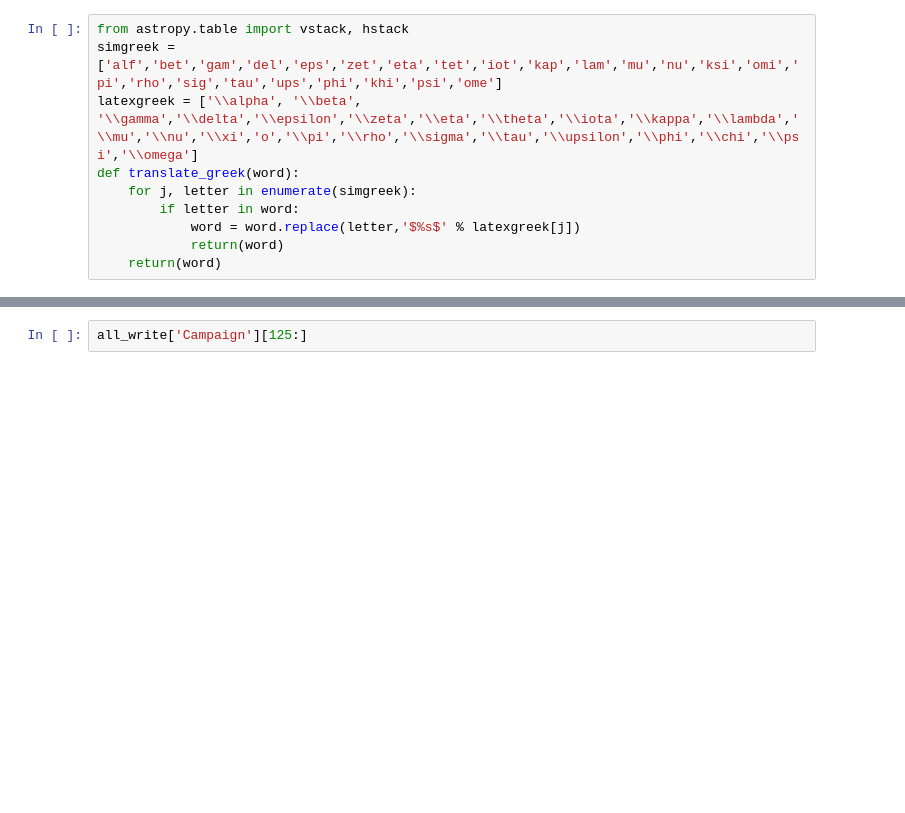
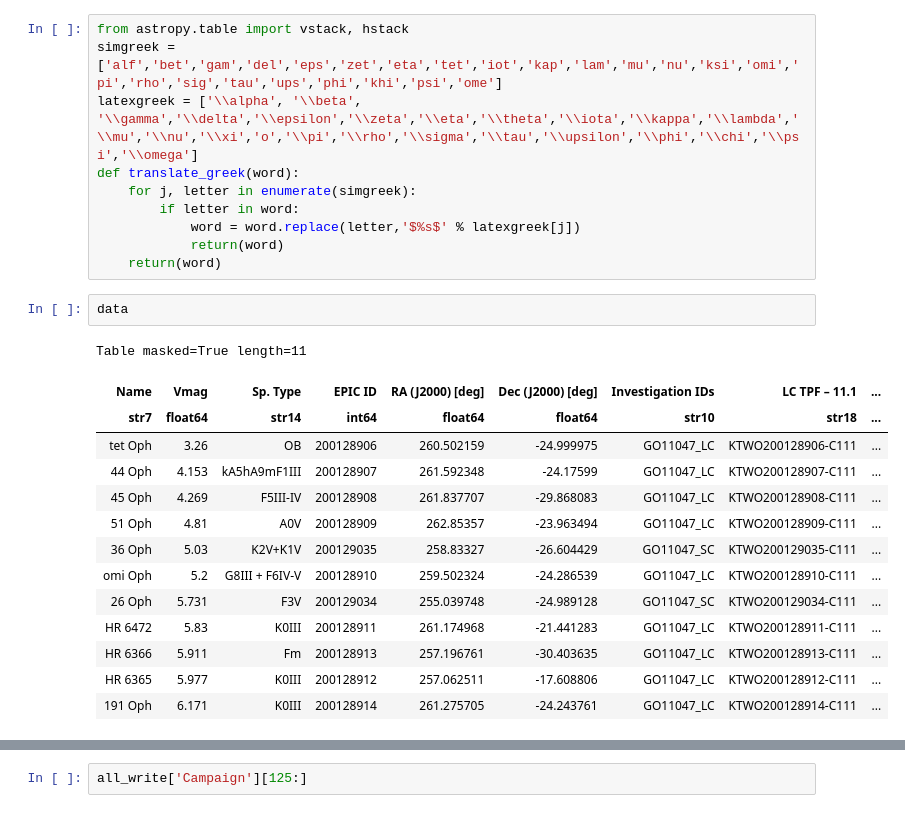
Before and after one commit to benjaminpope/k2halo, a Jupyter notebook: notebooks/download_stars.ipynb, the cells around one changed output, grey strips where cells are left out. Saved outputs shown, nothing was run; the diff lists cells and outputs as text; blank space fills up the shorter version.

```diff
--- a/notebooks/download_stars.ipynb
+++ b/notebooks/download_stars.ipynb
@@ -184,3 +184,20 @@ def translate_greek(word):
             word = word.replace(letter,'$%s$' % latexgreek[j])
             return(word)
     return(word)
+# %%
+data
+# %% [output]
+Table masked=True length=11
+| Name | Vmag | Sp. Type | EPIC ID | RA (J2000) [deg] | Dec (J2000) [deg] | Investigation IDs | LC TPF – 11.1 | ... |
+| str7 | float64 | str14 | int64 | float64 | float64 | str10 | str18 | ... |
+| tet Oph | 3.26 | OB | 200128906 | 260.502159 | -24.999975 | GO11047_LC | KTWO200128906-C111 | ... |
+| 44 Oph | 4.153 | kA5hA9mF1III | 200128907 | 261.592348 | -24.17599 | GO11047_LC | KTWO200128907-C111 | ... |
+| 45 Oph | 4.269 | F5III-IV | 200128908 | 261.837707 | -29.868083 | GO11047_LC | KTWO200128908-C111 | ... |
+| 51 Oph | 4.81 | A0V | 200128909 | 262.85357 | -23.963494 | GO11047_LC | KTWO200128909-C111 | ... |
+| 36 Oph | 5.03 | K2V+K1V | 200129035 | 258.83327 | -26.604429 | GO11047_SC | KTWO200129035-C111 | ... |
+| omi Oph | 5.2 | G8III + F6IV-V | 200128910 | 259.502324 | -24.286539 | GO11047_LC | KTWO200128910-C111 | ... |
+| 26 Oph | 5.731 | F3V | 200129034 | 255.039748 | -24.989128 | GO11047_SC | KTWO200129034-C111 | ... |
+| HR 6472 | 5.83 | K0III | 200128911 | 261.174968 | -21.441283 | GO11047_LC | KTWO200128911-C111 | ... |
+| HR 6366 | 5.911 | Fm | 200128913 | 257.196761 | -30.403635 | GO11047_LC | KTWO200128913-C111 | ... |
+| HR 6365 | 5.977 | K0III | 200128912 | 257.062511 | -17.608806 | GO11047_LC | KTWO200128912-C111 | ... |
+| 191 Oph | 6.171 | K0III | 200128914 | 261.275705 | -24.243761 | GO11047_LC | KTWO200128914-C111 | ... |
```
Also changed, not shown: parts of 4 cells of this notebook, 10 other files.
